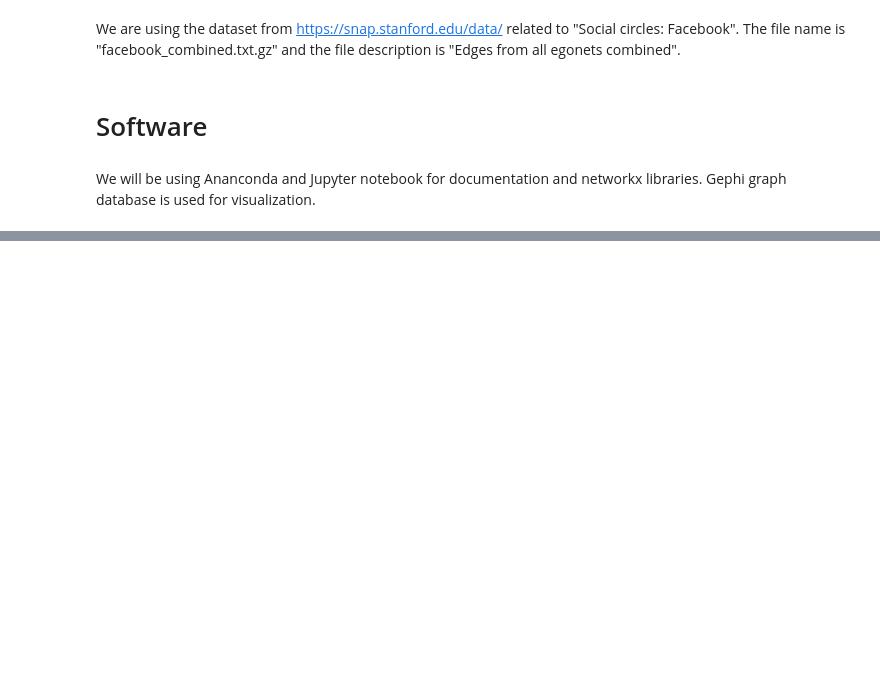
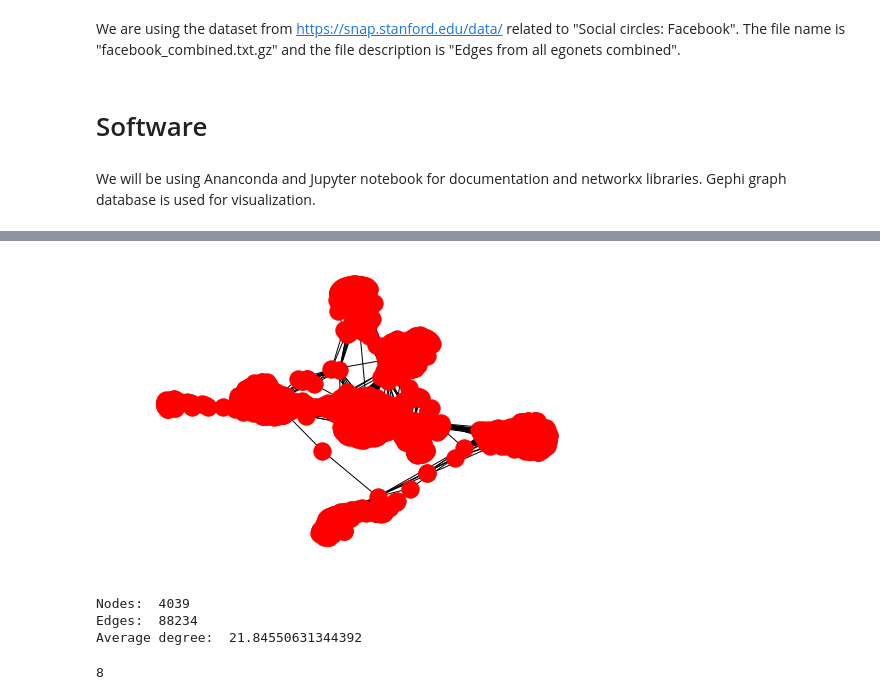
Before and after one commit to raghu74us/DATA-620, a Jupyter notebook: week3/620_assignment2_graph.ipynb, the cells around one changed output, grey strips where cells are left out. Saved outputs shown, nothing was run; the diff lists cells and outputs as text; code cells hidden in the pictures; blank space fills up the shorter version.

```diff
--- a/week3/620_assignment2_graph.ipynb
+++ b/week3/620_assignment2_graph.ipynb
@@ -91,0 +83,23 @@ WCC:  1
+# %%
+# After going through all layouts we picked spring layout. Because it was more visually pleasing for 3-D space.
+# Position nodes using Fruchterman-Reingold force-directed algorithm.
+nx.draw(graphobj, pos=nx.spring_layout(graphobj))
+# %% [output]
+[figure, added]
+# %%
+# We did some basic analysis on the graph.
+# Nodes, Edges, Average Degree.
+N, K = graphobj.order(), graphobj.size()
+avg_deg = float(K) / N
+print ("Nodes: ", N )
+print ("Edges: ", K )
+print ("Average degree: ", avg_deg )
+# %% [output]
+Nodes:  4039
+Edges:  88234
+Average degree:  21.84550631344392
+# %%
+# We are going to see the diameter.
+nx.diameter(graphobj)
+# %% [output]
+8
```
Also changed, not shown: parts of 24 cells of this notebook.
